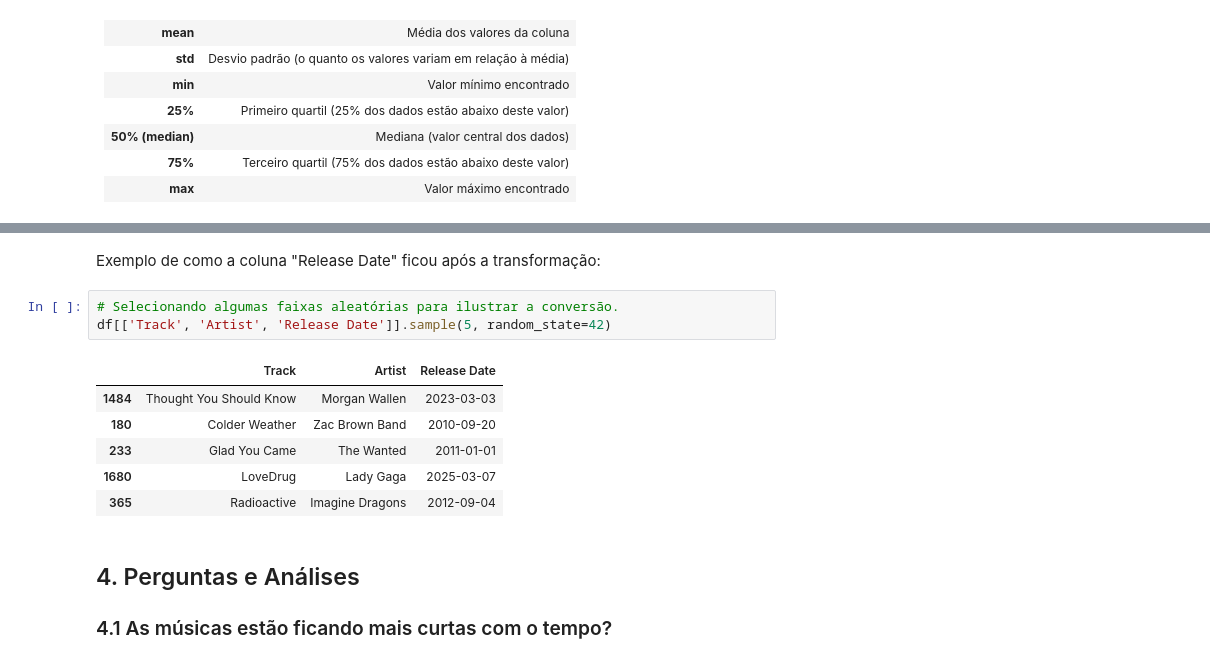
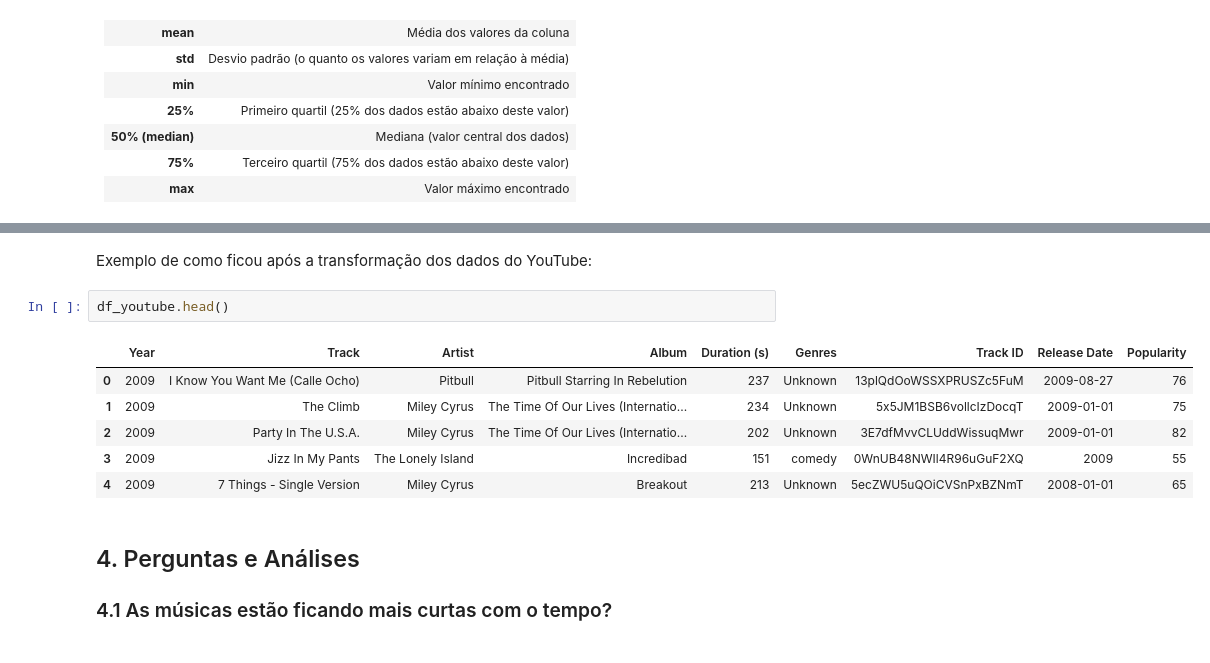
Before and after one commit to laberttt/Music-Data-Analytics, a Jupyter notebook: presentation.ipynb, the cells around one changed output, grey strips where cells are left out. Cells and saved outputs as stored; diff of their text form.

```diff
--- a/presentation.ipynb
+++ b/presentation.ipynb
@@ -215,15 +458,14 @@ garantindo integridade e consistência dos dados.</li>
 # %% [markdown]
-Exemplo de como a coluna "Release Date" ficou após a transformação:
+Exemplo de como ficou após a transformação dos dados do YouTube:
 # %%
-# Selecionando algumas faixas aleatórias para ilustrar a conversão.
-df[['Track', 'Artist', 'Release Date']].sample(5, random_state=42)
+df_youtube.head()
 # %% [output]
-|  | Track | Artist | Release Date |
-| 1484 | Thought You Should Know | Morgan Wallen | 2023-03-03 |
-| 180 | Colder Weather | Zac Brown Band | 2010-09-20 |
-| 233 | Glad You Came | The Wanted | 2011-01-01 |
-| 1680 | LoveDrug | Lady Gaga | 2025-03-07 |
-| 365 | Radioactive | Imagine Dragons | 2012-09-04 |
+|  | Year | Track | Artist | Album | Duration (s) | Genres | Track ID | Release Date | Popularity |
+| 0 | 2009 | I Know You Want Me (Calle Ocho) | Pitbull | Pitbull Starring In Rebelution | 237 | Unknown | 13plQdOoWSSXPRUSZc5FuM | 2009-08-27 | 76 |
+| 1 | 2009 | The Climb | Miley Cyrus | The Time Of Our Lives (Internatio... | 234 | Unknown | 5x5JM1BSB6vollcIzDocqT | 2009-01-01 | 75 |
+| 2 | 2009 | Party In The U.S.A. | Miley Cyrus | The Time Of Our Lives (Internatio... | 202 | Unknown | 3E7dfMvvCLUddWissuqMwr | 2009-01-01 | 82 |
+| 3 | 2009 | Jizz In My Pants | The Lonely Island | Incredibad | 151 | comedy | 0WnUB48NWIl4R96uGuF2XQ | 2009 | 55 |
+| 4 | 2009 | 7 Things - Single Version | Miley Cyrus | Breakout | 213 | Unknown | 5ecZWU5uQOiCVSnPxBZNmT | 2008-01-01 | 65 |
 # %% [markdown]
 <h2>4. Perguntas e Análises</h2>
 
```
Also changed, not shown: parts of 19 cells of this notebook, 2 other files.
